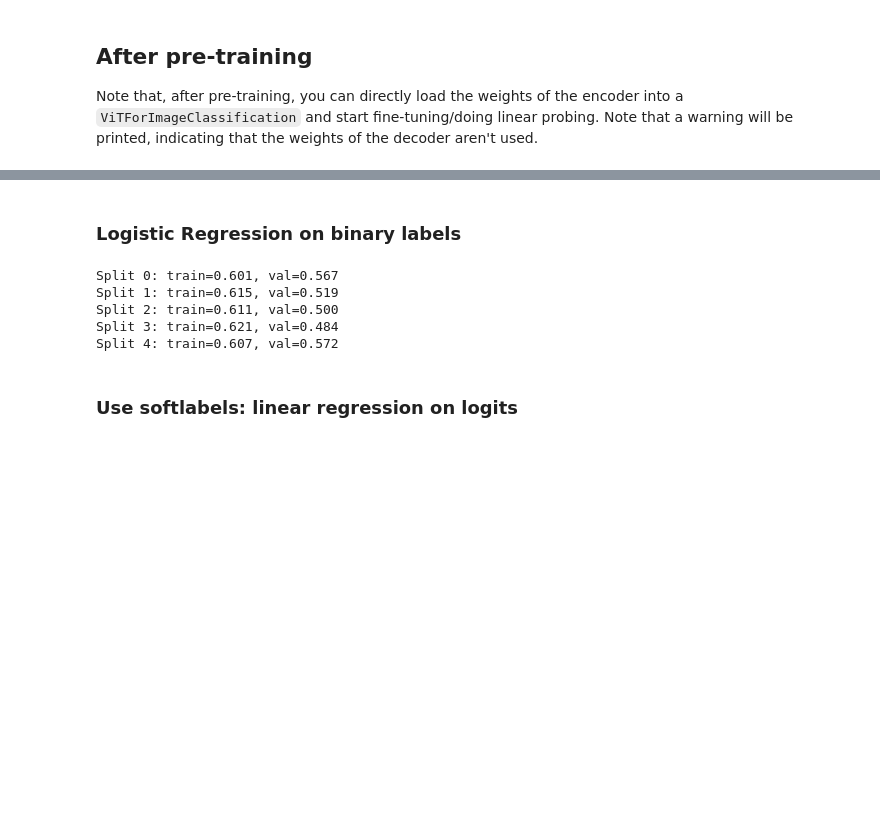
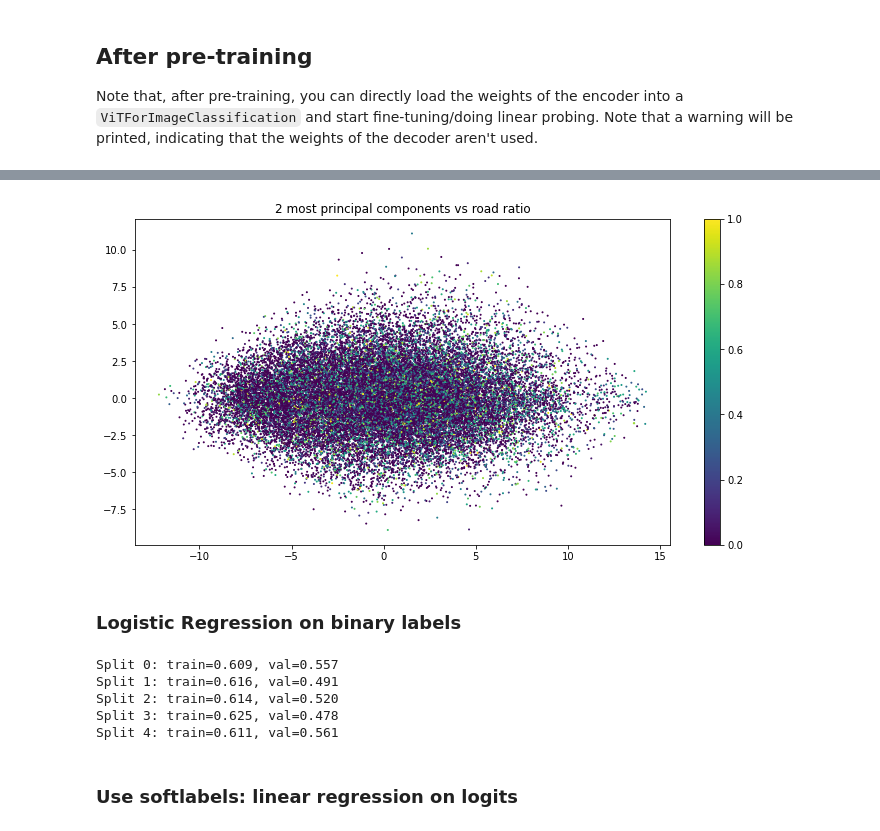
Before and after one commit to jjurm/road-segmentation, a Jupyter notebook: notebooks/ViT_MAE_embeddings.ipynb, the cells around one changed output, grey strips where cells are left out. Cells and saved outputs as stored; diff of their text form; code cells hidden in the pictures; blank space fills up the shorter version.

```diff
--- a/ViT_MAE_embeddings.ipynb
+++ b/notebooks/ViT_MAE_embeddings.ipynb
@@ -239,3 +251,10 @@ plt.show()
+# %%
+plt.scatter(x_pca[:,0], x_pca[:,1], c=lbls, s=1)
+plt.title('2 most principal components vs road ratio')
+plt.colorbar()
+plt.show()
+# %% [output]
+[figure, added]
 # %% [markdown]
 ### Logistic Regression on binary labels
 # %%
@@ -246,7 +265,7 @@ from sklearn.metrics import accuracy_score
 
 scaler = StandardScaler()
 X = scaler.fit_transform(embs)
-y = np.ndarray(lbls > 0.25)
+y = pd.Series(lbls > 0.25)
 
 folds = StratifiedKFold(n_splits=5)
 for i, (train_idx, val_idx) in enumerate(folds.split(X, y)):
@@ -260,11 +279,11 @@ for i, (train_idx, val_idx) in enumerate(folds.split(X, y)):
     acc_val = accuracy_score(y_val, clf.predict(X_val))
     print(f'Split {i}: train={acc_train:.3f}, val={acc_val:.3f}')
 # %% [output]
-Split 0: train=0.601, val=0.567
-Split 1: train=0.615, val=0.519
-Split 2: train=0.611, val=0.500
-Split 3: train=0.621, val=0.484
-Split 4: train=0.607, val=0.572
+Split 0: train=0.609, val=0.557
+Split 1: train=0.616, val=0.491
+Split 2: train=0.614, val=0.520
+Split 3: train=0.625, val=0.478
+Split 4: train=0.611, val=0.561
 # %% [markdown]
 ### Use softlabels: linear regression on logits
 # %%
```
Also changed, not shown: parts of 8 cells of this notebook, 5 other files.
